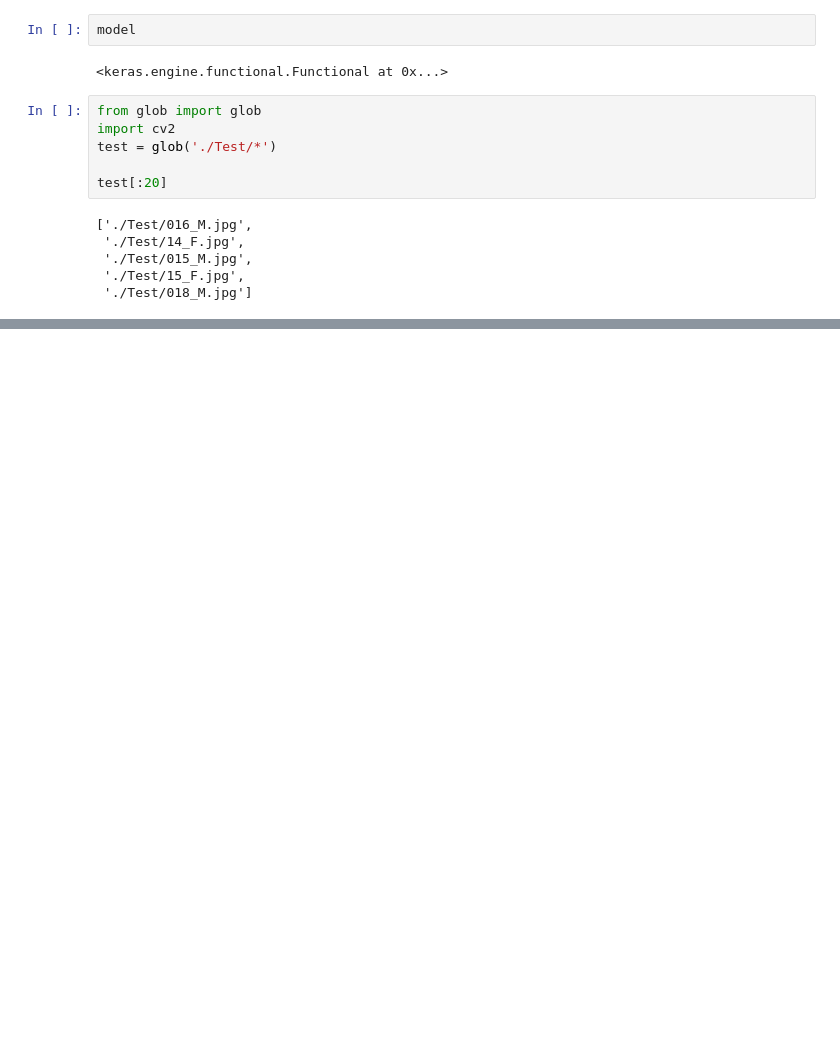
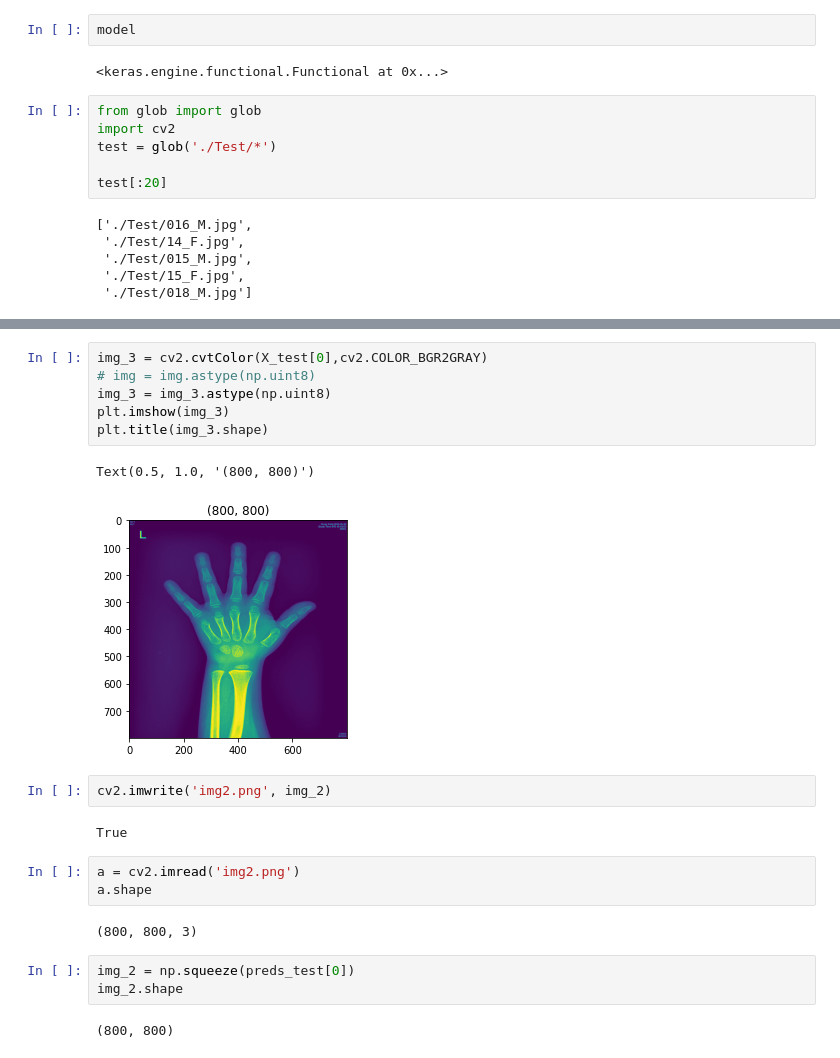
Before and after one commit to kikiru328/Remind_AI, a Jupyter notebook: VISION/Segment/Keras/bone/test.ipynb, the cells around one changed output, grey strips where cells are left out. Drawn from its saved outputs; the diff is of its cells as text; blank space fills up the shorter version.

```diff
--- a/VISION/Segment/Keras/bone/test.ipynb
+++ b/VISION/Segment/Keras/bone/test.ipynb
@@ -111,0 +80,23 @@ for i in range(5):
+# %%
+img_3 = cv2.cvtColor(X_test[0],cv2.COLOR_BGR2GRAY)
+# img = img.astype(np.uint8)
+img_3 = img_3.astype(np.uint8)
+plt.imshow(img_3)
+plt.title(img_3.shape)
+# %% [output]
+Text(0.5, 1.0, '(800, 800)')
+[figure, added]
+# %%
+cv2.imwrite('img2.png', img_2)
+# %% [output]
+True
+# %%
+a = cv2.imread('img2.png')
+a.shape
+# %% [output]
+(800, 800, 3)
+# %%
+img_2 = np.squeeze(preds_test[0])
+img_2.shape
+# %% [output]
+(800, 800)
```
Also changed, not shown: parts of 7 cells of this notebook, 6 other files.
